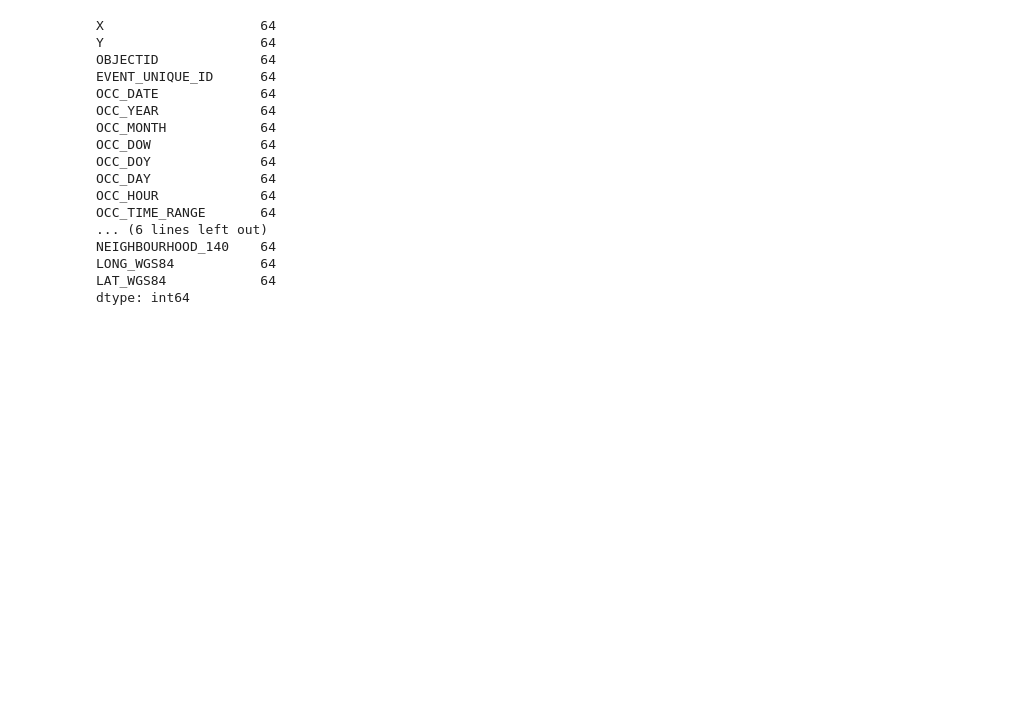
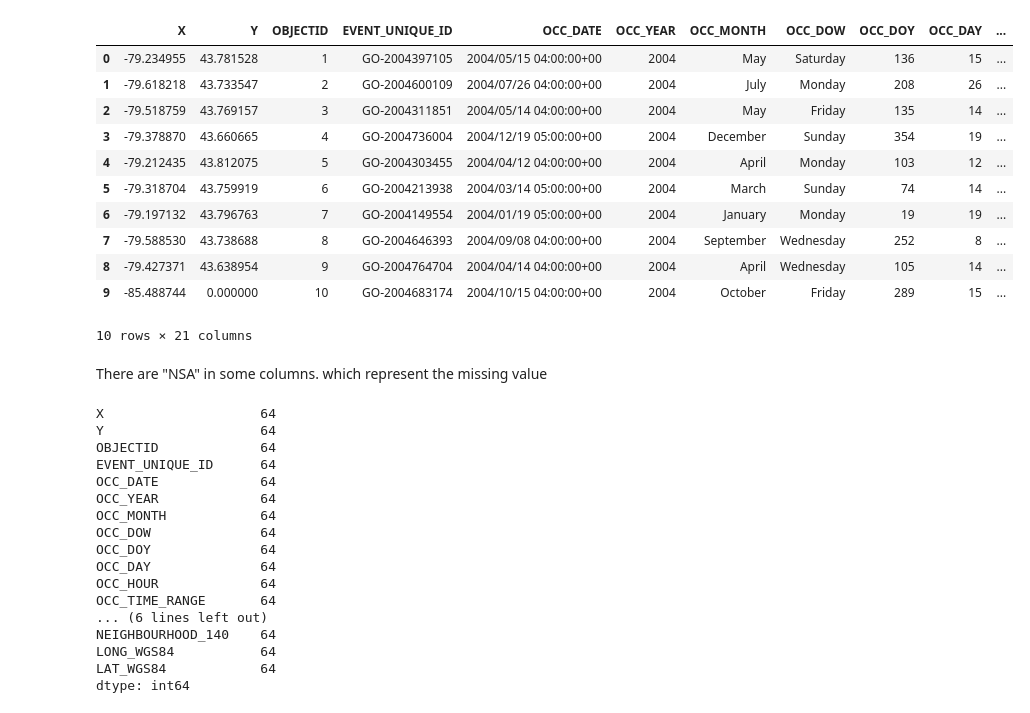
Before and after one commit to kaka5050/MMAI-5000, a Jupyter notebook: Data_cleaning.ipynb, the cells around one changed output. Saved outputs shown, nothing was run; the diff lists cells and outputs as text; code cells hidden in the pictures; blank space fills up the shorter version.

```diff
--- a/Data_cleaning.ipynb
+++ b/Data_cleaning.ipynb
@@ -53,3 +64,21 @@ memory usage: 936.4+ KB
+# %%
+# check the first 10 rows of data
+df.head(10)
+# %% [output]
+|  | X | Y | OBJECTID | EVENT_UNIQUE_ID | OCC_DATE | OCC_YEAR | OCC_MONTH | OCC_DOW | OCC_DOY | OCC_DAY | ... |
+| 0 | -79.234955 | 43.781528 | 1 | GO-2004397105 | 2004/05/15 04:00:00+00 | 2004 | May | Saturday | 136 | 15 | ... |
+| 1 | -79.618218 | 43.733547 | 2 | GO-2004600109 | 2004/07/26 04:00:00+00 | 2004 | July | Monday | 208 | 26 | ... |
+| 2 | -79.518759 | 43.769157 | 3 | GO-2004311851 | 2004/05/14 04:00:00+00 | 2004 | May | Friday | 135 | 14 | ... |
+| 3 | -79.378870 | 43.660665 | 4 | GO-2004736004 | 2004/12/19 05:00:00+00 | 2004 | December | Sunday | 354 | 19 | ... |
+| 4 | -79.212435 | 43.812075 | 5 | GO-2004303455 | 2004/04/12 04:00:00+00 | 2004 | April | Monday | 103 | 12 | ... |
+| 5 | -79.318704 | 43.759919 | 6 | GO-2004213938 | 2004/03/14 05:00:00+00 | 2004 | March | Sunday | 74 | 14 | ... |
+| 6 | -79.197132 | 43.796763 | 7 | GO-2004149554 | 2004/01/19 05:00:00+00 | 2004 | January | Monday | 19 | 19 | ... |
+| 7 | -79.588530 | 43.738688 | 8 | GO-2004646393 | 2004/09/08 04:00:00+00 | 2004 | September | Wednesday | 252 | 8 | ... |
+| 8 | -79.427371 | 43.638954 | 9 | GO-2004764704 | 2004/04/14 04:00:00+00 | 2004 | April | Wednesday | 105 | 14 | ... |
+| 9 | -85.488744 | 0.000000 | 10 | GO-2004683174 | 2004/10/15 04:00:00+00 | 2004 | October | Friday | 289 | 15 | ... |
+10 rows × 21 columns
+# %% [markdown]
+There are "NSA" in some columns. which represent the missing value
 # %%
 # count the rows with missing value
 df[df['HOOD_158']== "NSA"].count()
```
Also changed, not shown: parts of 8 cells of this notebook, 1 other file.
